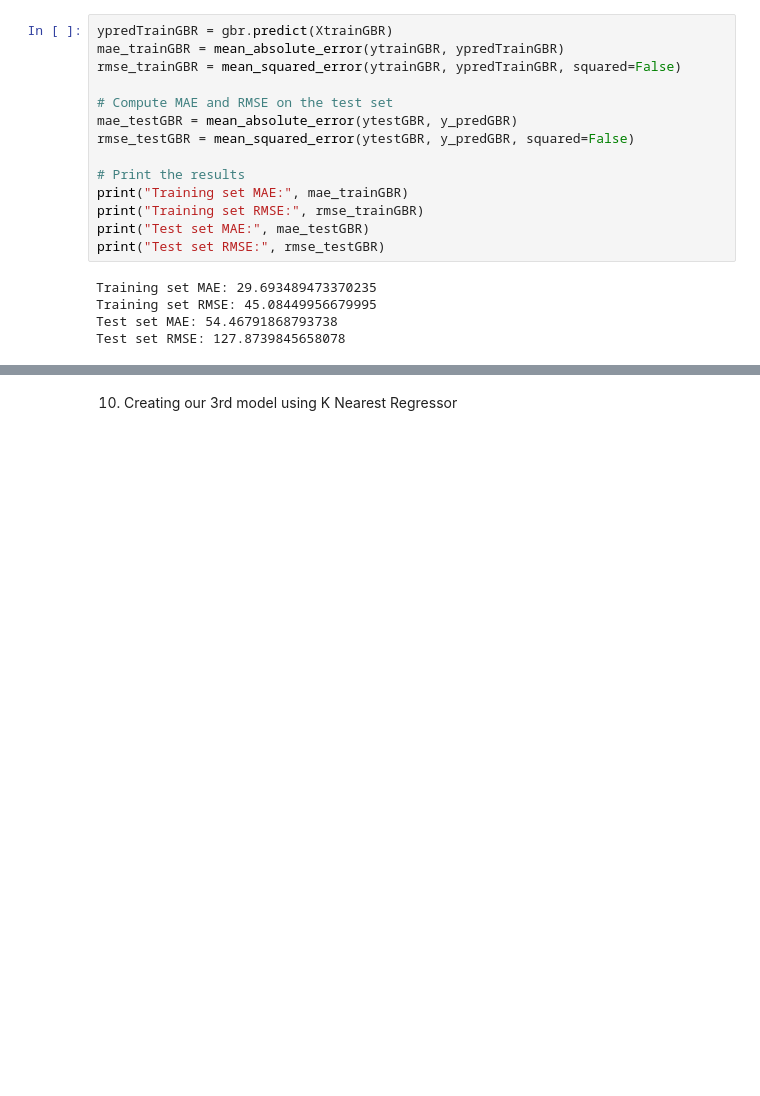
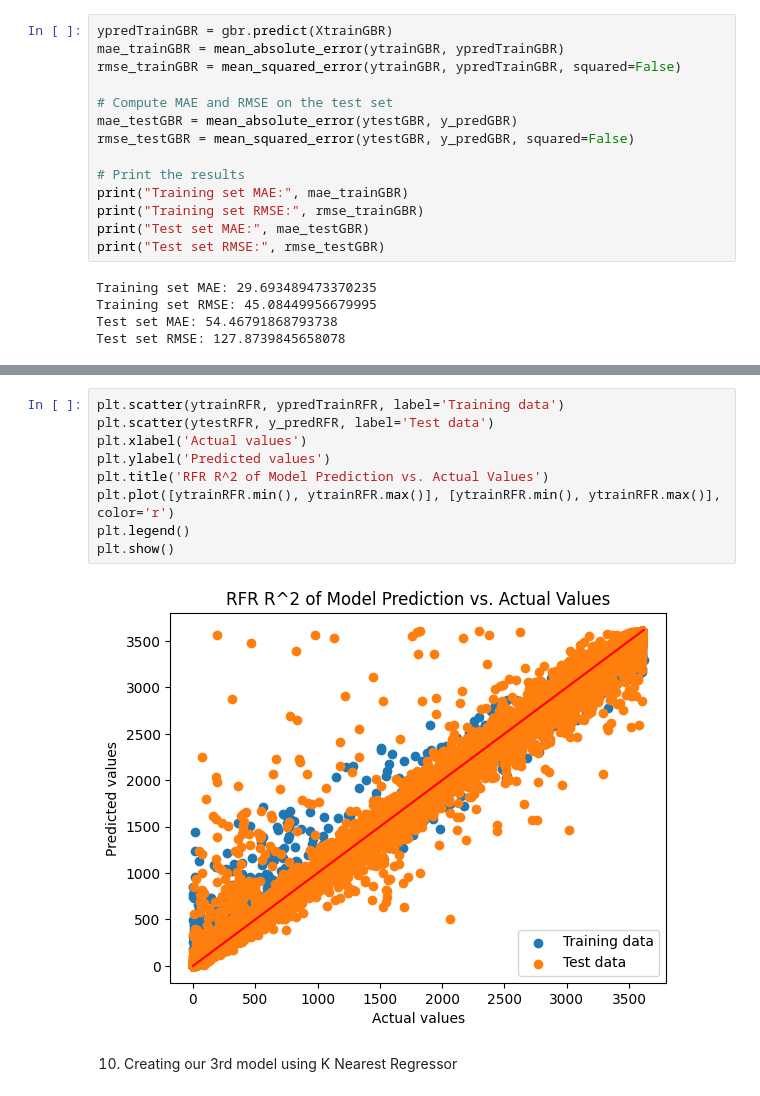
Before and after one commit to btschneid/TheVisionariesProject, a Jupyter notebook: model.ipynb, the cells around one changed output, grey strips where cells are left out. Saved outputs shown, nothing was run; the diff lists cells and outputs as text; blank space fills up the shorter version.

```diff
--- a/model.ipynb
+++ b/model.ipynb
@@ -350,6 +364,17 @@ plt.legend()
 plt.show()
 # %% [output]
 [figure]
+# %%
+plt.scatter(ytrainRFR, ypredTrainRFR, label='Training data')
+plt.scatter(ytestRFR, y_predRFR, label='Test data')
+plt.xlabel('Actual values')
+plt.ylabel('Predicted values')
+plt.title('RFR R^2 of Model Prediction vs. Actual Values')
+plt.plot([ytrainRFR.min(), ytrainRFR.max()], [ytrainRFR.min(), ytrainRFR.max()], color='r')
+plt.legend()
+plt.show()
+# %% [output]
+[figure, added]
 # %% [markdown]
 10. Creating our 3rd model using K Nearest Regressor
 # %%
```
Also changed, not shown: parts of 3 cells of this notebook.
